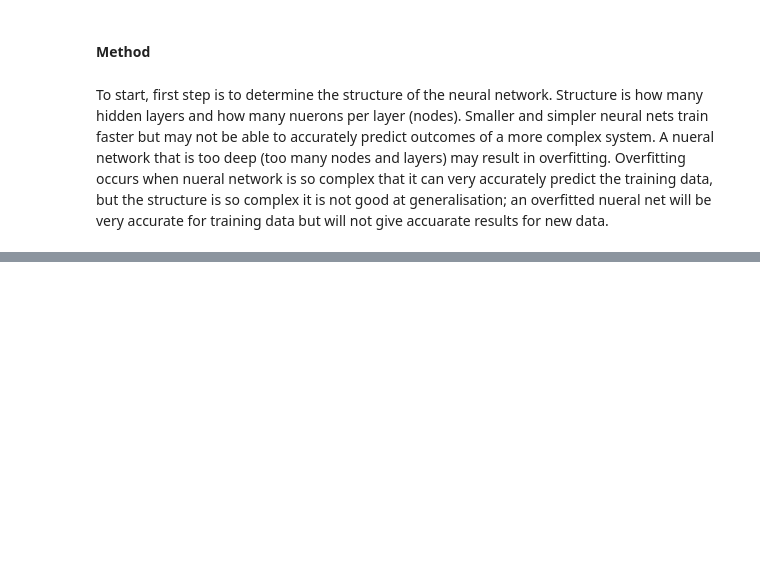
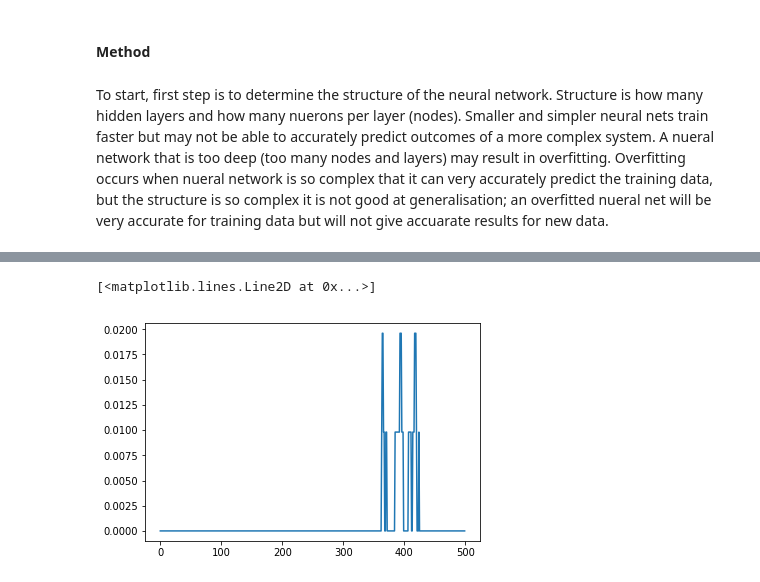
Before and after one commit to MartynaMisk/MachineLearnStat_Assessment, a Jupyter notebook: Project-HousePricing.ipynb, the cells around one changed output, grey strips where cells are left out. Drawn from its saved outputs; the diff is of its cells as text; code cells hidden in the pictures; blank space fills up the shorter version.

```diff
--- a/Project-HousePricing.ipynb
+++ b/Project-HousePricing.ipynb
@@ -170,0 +230,5 @@ nueral net explanation - intro- https://skymind.ai/wiki/neural-network
+# %%
+plt.plot(history.history['val_accuracy'])
+# %% [output]
+[<matplotlib.lines.Line2D at 0x...>]
+[figure, added]
```
Also changed, not shown: parts of 14 cells of this notebook.
